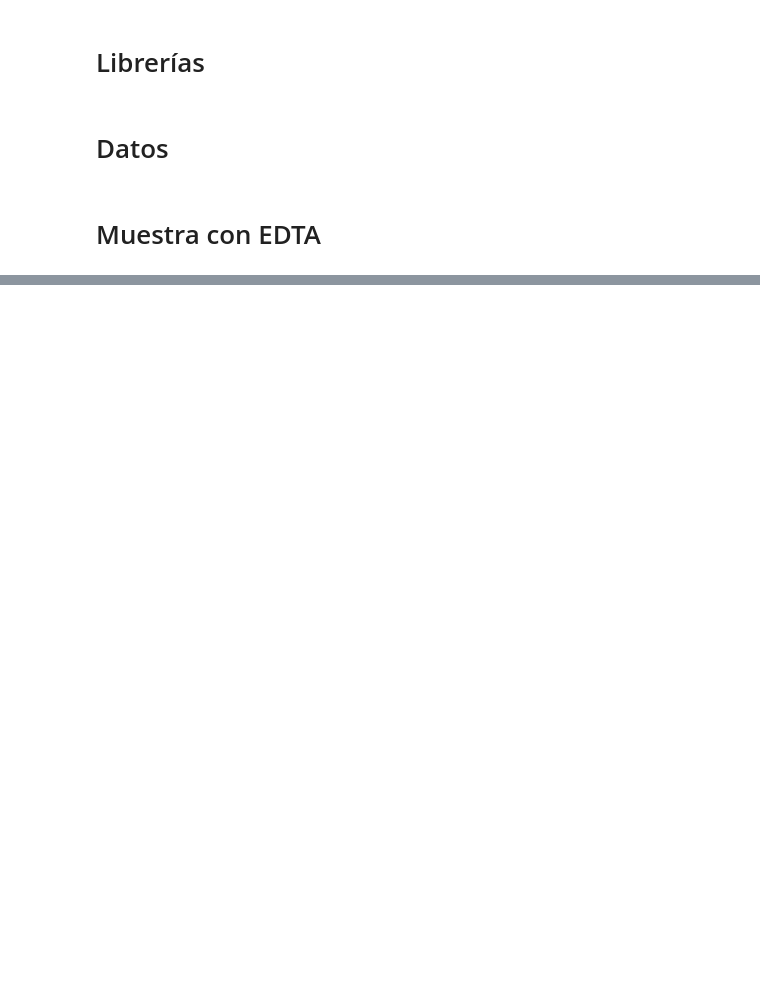
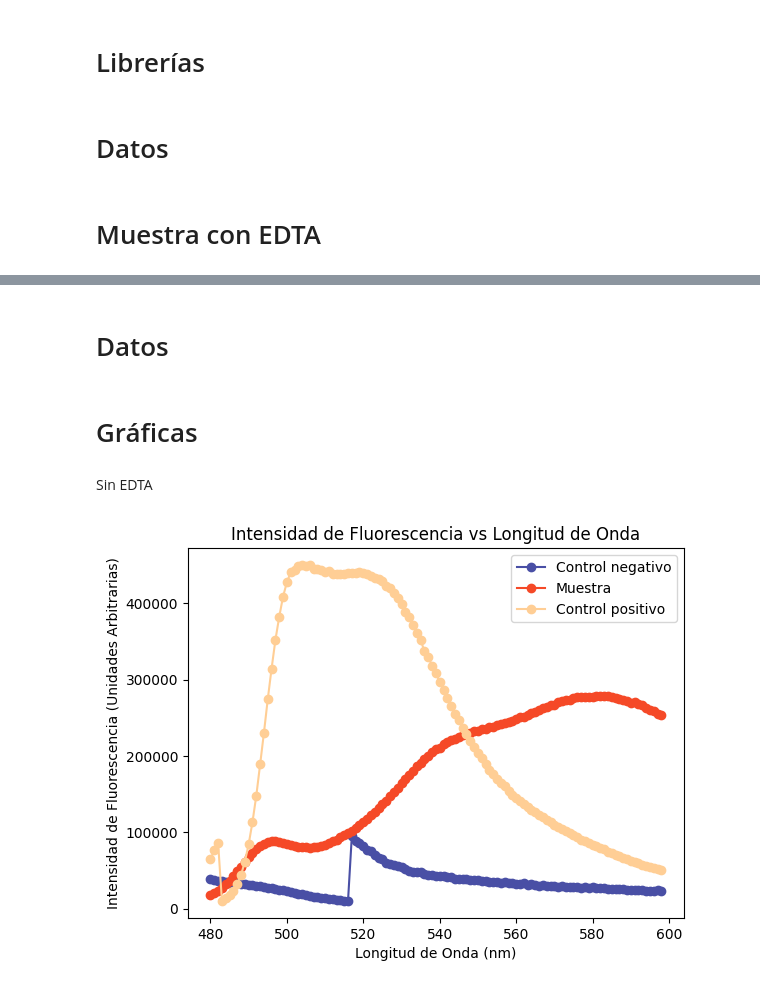
Before and after one commit to ValentinaRincon/Proyecto-exp, a Jupyter notebook: 07-15/gráficas.ipynb, the cells around one changed output, grey strips where cells are left out. Cells and saved outputs as stored; diff of their text form; code cells hidden in the pictures; blank space fills up the shorter version.

Commit message:
Falta corregir las gráficas

```diff
--- a/07-15/gráficas.ipynb
+++ b/07-15/gráficas.ipynb
@@ -42,0 +51,37 @@ em_p_edta = datos('Emision positivo con EDTA_Ext470.csv')
+# %%
+em_m = datos('Emision muestra sin EDTA.csv')
+
+em_p = datos('Emision Positivo sin EDTA.csv')
+
+em_n = datos('Emision Negativo sin EDTA.csv')
+# %% [markdown]
+# Datos
+# %%
+def longitud_onda(dato):
+    return [row[1] for row in dato]
+# %%
+def intensidad_fluorescencia(dato):
+    return [float(row[2]) for row in dato]
+# %% [markdown]
+# Gráficas
+# %% [markdown]
+Sin EDTA
+# %%
+#Emisión sin EDTA
+
+for i in range(120, 160):
+    em_n[i][1] = em_n[i][1] / 10
+
+
+plt.plot(longitud_onda(em_n[:119]), intensidad_fluorescencia(em_n[:119]), marker='o', color="#494FA5", label='Control negativo')
+
+plt.plot(longitud_onda(em_m[:119]), intensidad_fluorescencia(em_m[:119]), marker='o', linestyle='-', color='#F54927', label = 'Muestra')
+plt.plot(longitud_onda(em_p[:119]), intensidad_fluorescencia(em_p[:119]), marker='o', color="#FFCE95", label='Control positivo')
+plt.title('Intensidad de Fluorescencia vs Longitud de Onda')
+plt.xlabel('Longitud de Onda (nm)')
+plt.ylabel('Intensidad de Fluorescencia (Unidades Arbitrarias)')
+#plt.grid()
+plt.legend()
+plt.show()
+# %% [output]
+[figure, added]
```
Also changed, not shown: parts of 5 cells of this notebook, 1 other file.
